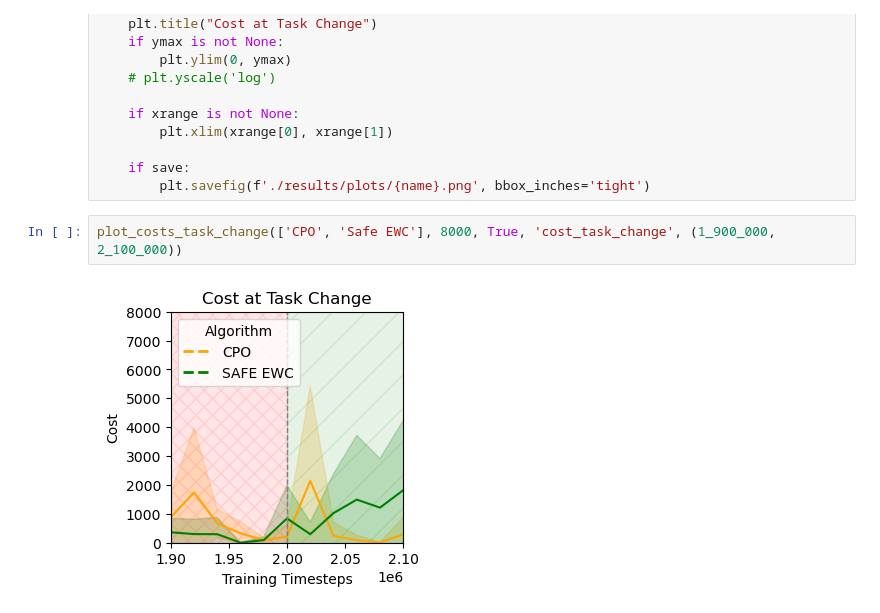
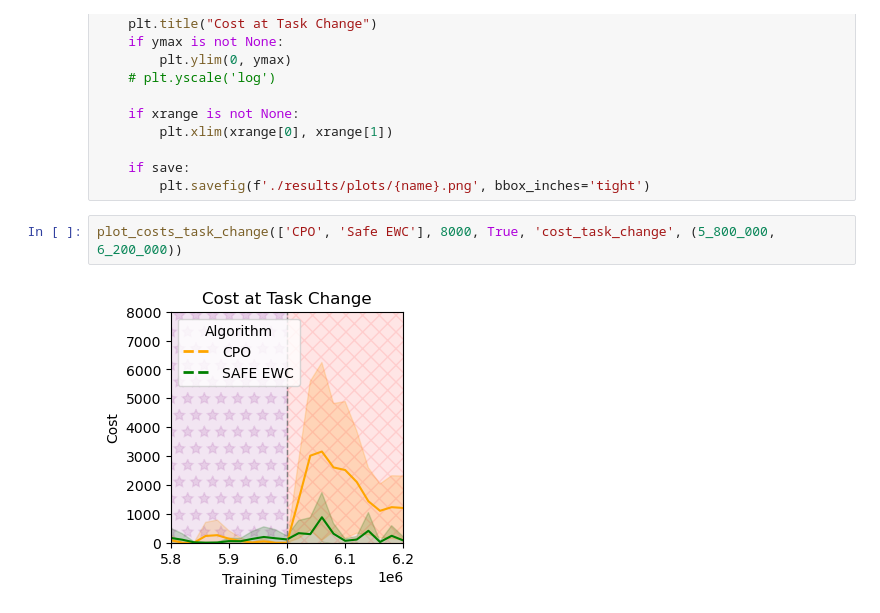
Before and after one commit to MACS-Research-Lab/safe-crl, a Jupyter notebook: code/Analyze Results CW.ipynb, the cells around one changed output. Drawn from its saved outputs; the diff is of its cells as text.

```diff
--- a/code/Analyze Results CW.ipynb
+++ b/code/Analyze Results CW.ipynb
@@ -874,6 +868,6 @@ def plot_costs_task_change(algorithms, ymax=None, save=False, name=None, xrange=
     if save:
         plt.savefig(f'./results/plots/{name}.png', bbox_inches='tight')
 # %%
-plot_costs_task_change(['CPO', 'Safe EWC'], 8000, True, 'cost_task_change', (1_900_000, 2_100_000))
+plot_costs_task_change(['CPO', 'Safe EWC'], 8000, True, 'cost_task_change', (5_800_000, 6_200_000))
 # %% [output]
-[figure, old version]
+[figure, new version]
```
Also changed, not shown: parts of 5 cells of this notebook, 4 other files.
